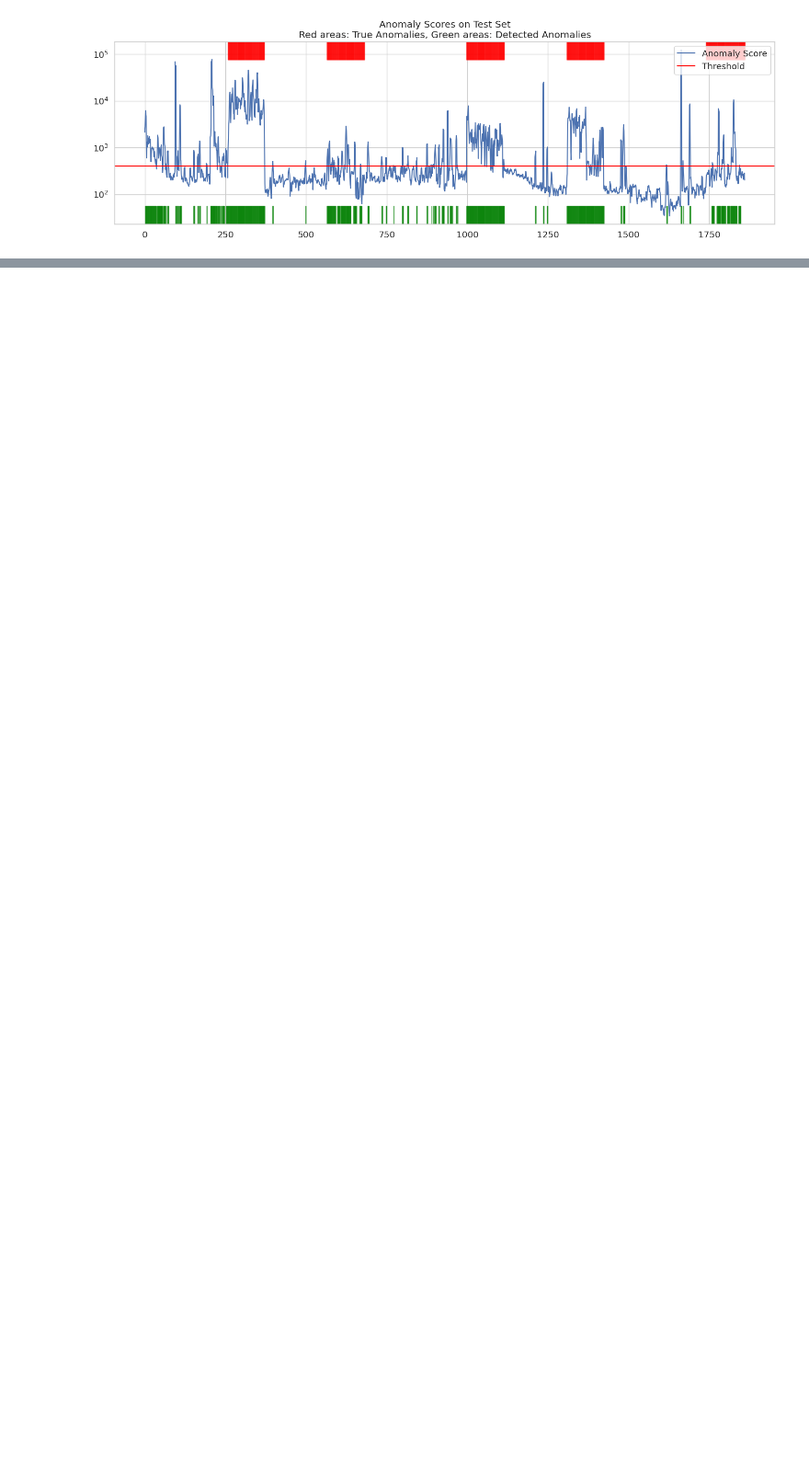
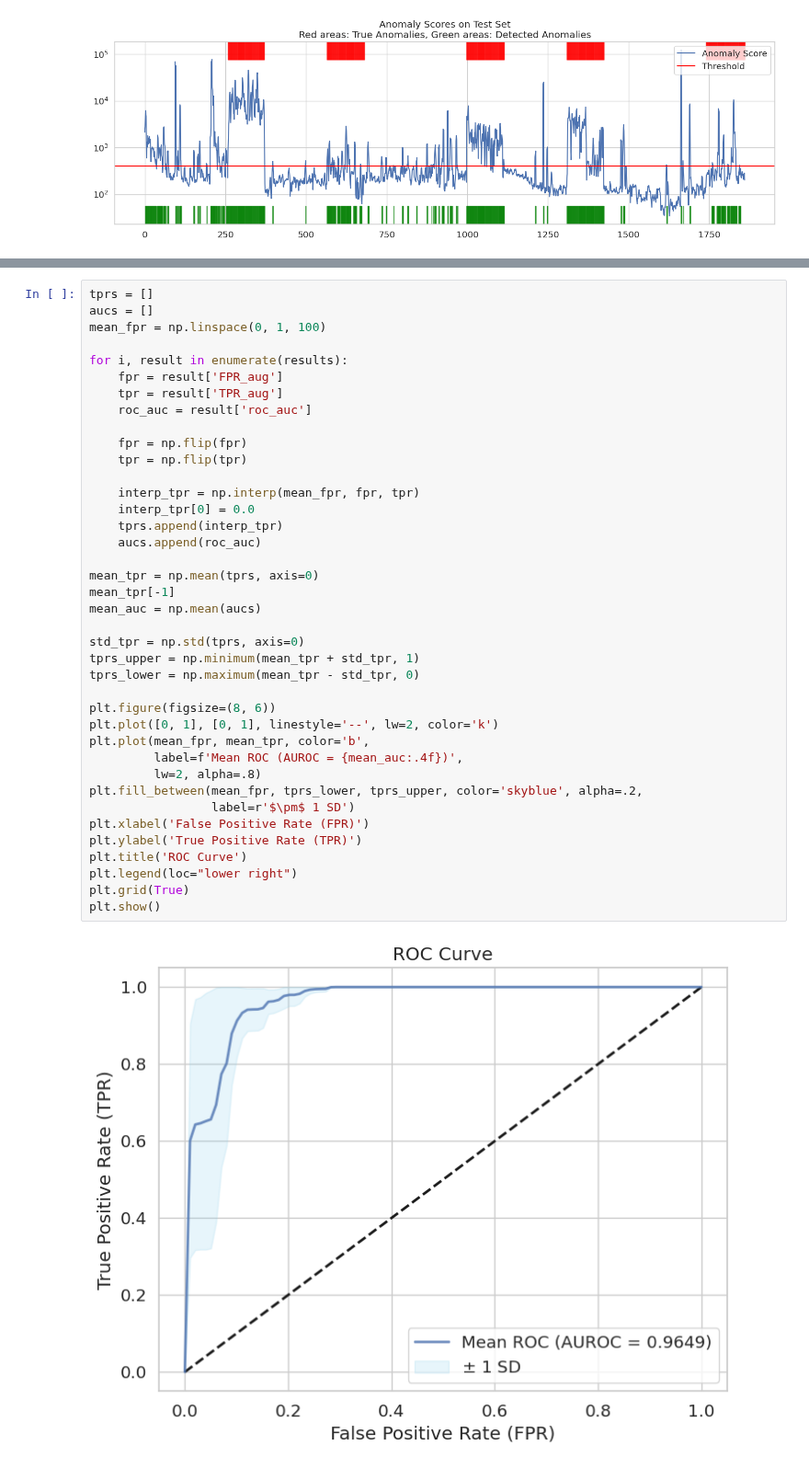
Before and after one commit to peunsu/wesad_stress_detection, a Jupyter notebook: dual-branch-vae-lstm/anomaly_detection.ipynb, the cells around one changed output, grey strips where cells are left out. Shown at 92% size. Drawn from its saved outputs; the diff is of its cells as text; blank space fills up the shorter version.

```diff
--- a/dual-branch-vae-lstm/anomaly_detection.ipynb
+++ b/dual-branch-vae-lstm/anomaly_detection.ipynb
@@ -1386,0 +1593,41 @@ plt.show()
+# %%
+tprs = []
+aucs = []
+mean_fpr = np.linspace(0, 1, 100)
+
+for i, result in enumerate(results):
+    fpr = result['FPR_aug']
+    tpr = result['TPR_aug']
+    roc_auc = result['roc_auc']
+
+    fpr = np.flip(fpr)
+    tpr = np.flip(tpr)
+
+    interp_tpr = np.interp(mean_fpr, fpr, tpr)
+    interp_tpr[0] = 0.0
+    tprs.append(interp_tpr)
+    aucs.append(roc_auc)
+
+mean_tpr = np.mean(tprs, axis=0)
+mean_tpr[-1]
+mean_auc = np.mean(aucs)
+
+std_tpr = np.std(tprs, axis=0)
+tprs_upper = np.minimum(mean_tpr + std_tpr, 1)
+tprs_lower = np.maximum(mean_tpr - std_tpr, 0)
+
+plt.figure(figsize=(8, 6))
+plt.plot([0, 1], [0, 1], linestyle='--', lw=2, color='k')
+plt.plot(mean_fpr, mean_tpr, color='b',
+         label=f'Mean ROC (AUROC = {mean_auc:.4f})',
+         lw=2, alpha=.8)
+plt.fill_between(mean_fpr, tprs_lower, tprs_upper, color='skyblue', alpha=.2,
+                 label=r'$\pm$ 1 SD')
+plt.xlabel('False Positive Rate (FPR)')
+plt.ylabel('True Positive Rate (TPR)')
+plt.title('ROC Curve')
+plt.legend(loc="lower right")
+plt.grid(True)
+plt.show()
+# %% [output]
+[figure, added]
```
Also changed, not shown: parts of 15 cells of this notebook, 1 other file.
